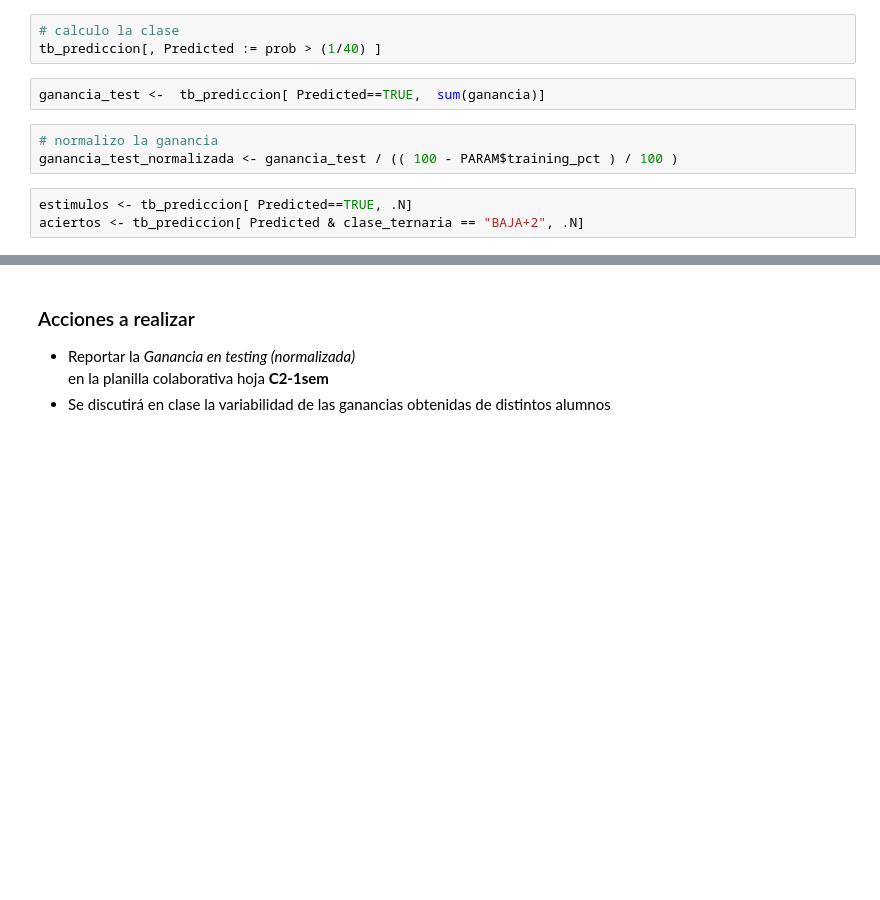
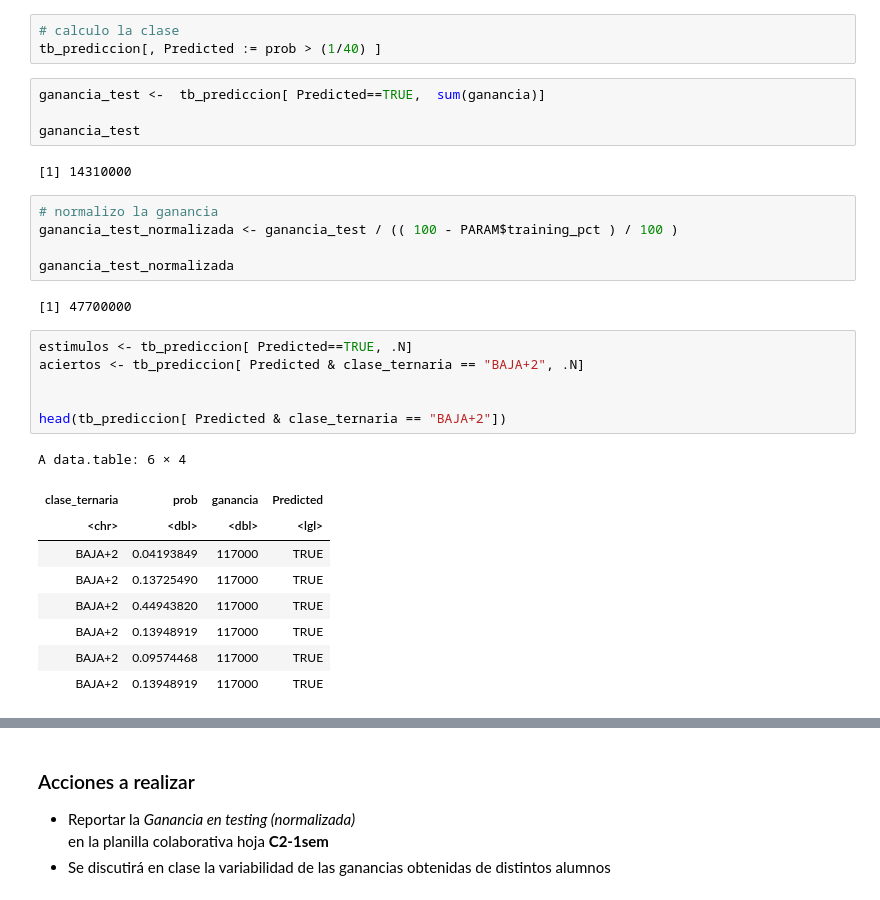
Before and after one commit to mateodagos221292/labo2025v, a Jupyter notebook: src/rpart/201_ComparandoModelos.ipynb, the cells around one changed output, grey strips where cells are left out. Cells and saved outputs as stored; diff of their text form; blank space fills up the shorter version.

```diff
--- a/src/rpart/201_ComparandoModelos.ipynb
+++ b/src/rpart/201_ComparandoModelos.ipynb
@@ -191,12 +191,33 @@ tb_prediccion[, ganancia := ifelse(clase_ternaria == "BAJA+2", 117000, -3000)]
 tb_prediccion[, Predicted := prob > (1/40) ]
 # %%
 ganancia_test <-  tb_prediccion[ Predicted==TRUE,  sum(ganancia)]
+
+ganancia_test
+# %% [output]
+[1] 14310000
 # %%
 # normalizo la ganancia
 ganancia_test_normalizada <- ganancia_test / (( 100 - PARAM$training_pct ) / 100 )
+
+ganancia_test_normalizada
+# %% [output]
+[1] 47700000
 # %%
 estimulos <- tb_prediccion[ Predicted==TRUE, .N]
 aciertos <- tb_prediccion[ Predicted & clase_ternaria == "BAJA+2", .N]
+
+
+head(tb_prediccion[ Predicted & clase_ternaria == "BAJA+2"])
+# %% [output]
+A data.table: 6 × 4
+| clase_ternaria | prob | ganancia | Predicted |
+| <chr> | <dbl> | <dbl> | <lgl> |
+| BAJA+2 | 0.04193849 | 117000 | TRUE |
+| BAJA+2 | 0.13725490 | 117000 | TRUE |
+| BAJA+2 | 0.44943820 | 117000 | TRUE |
+| BAJA+2 | 0.13948919 | 117000 | TRUE |
+| BAJA+2 | 0.09574468 | 117000 | TRUE |
+| BAJA+2 | 0.13948919 | 117000 | TRUE |
 # %%
 # Resultado Final
 cat("Testing total: ", dataset[fold == 2, .N], "\n")
```
Also changed, not shown: parts of 16 cells of this notebook.
